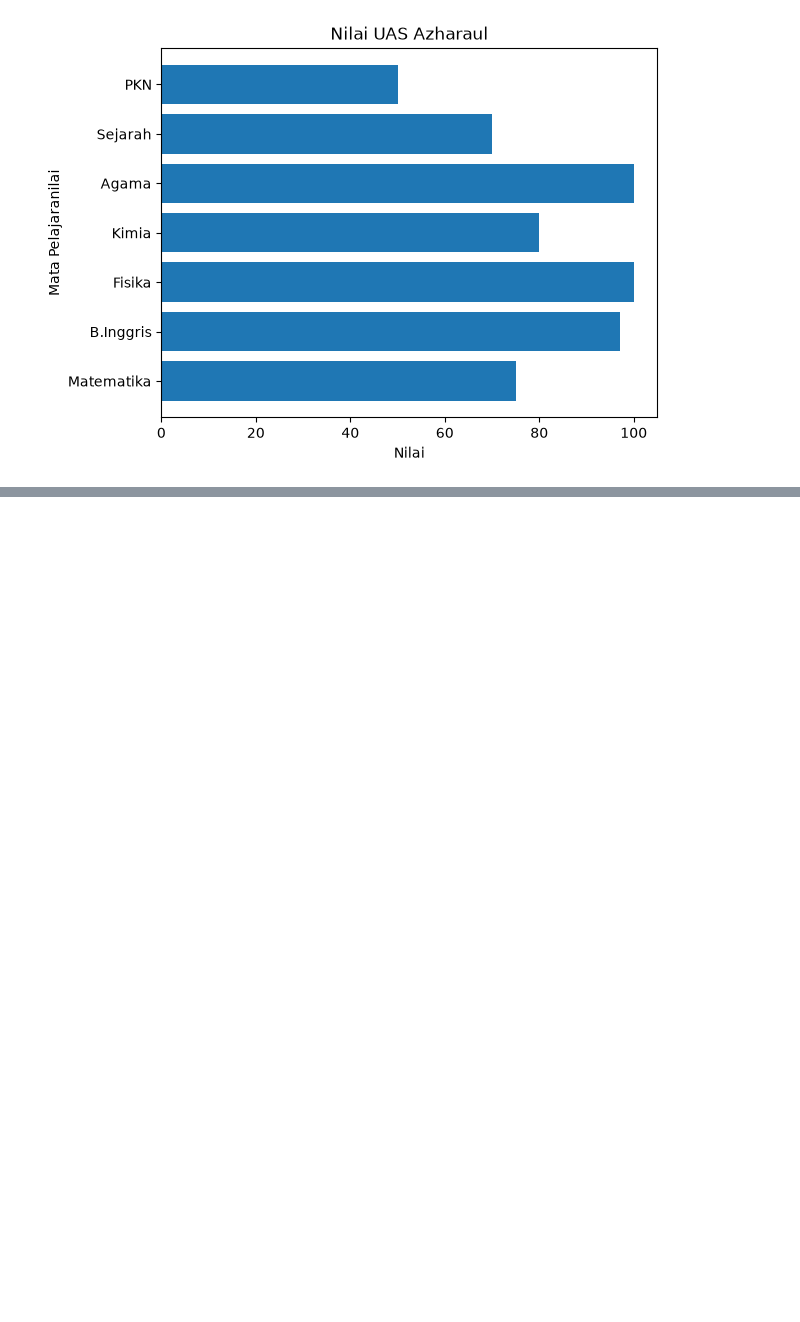
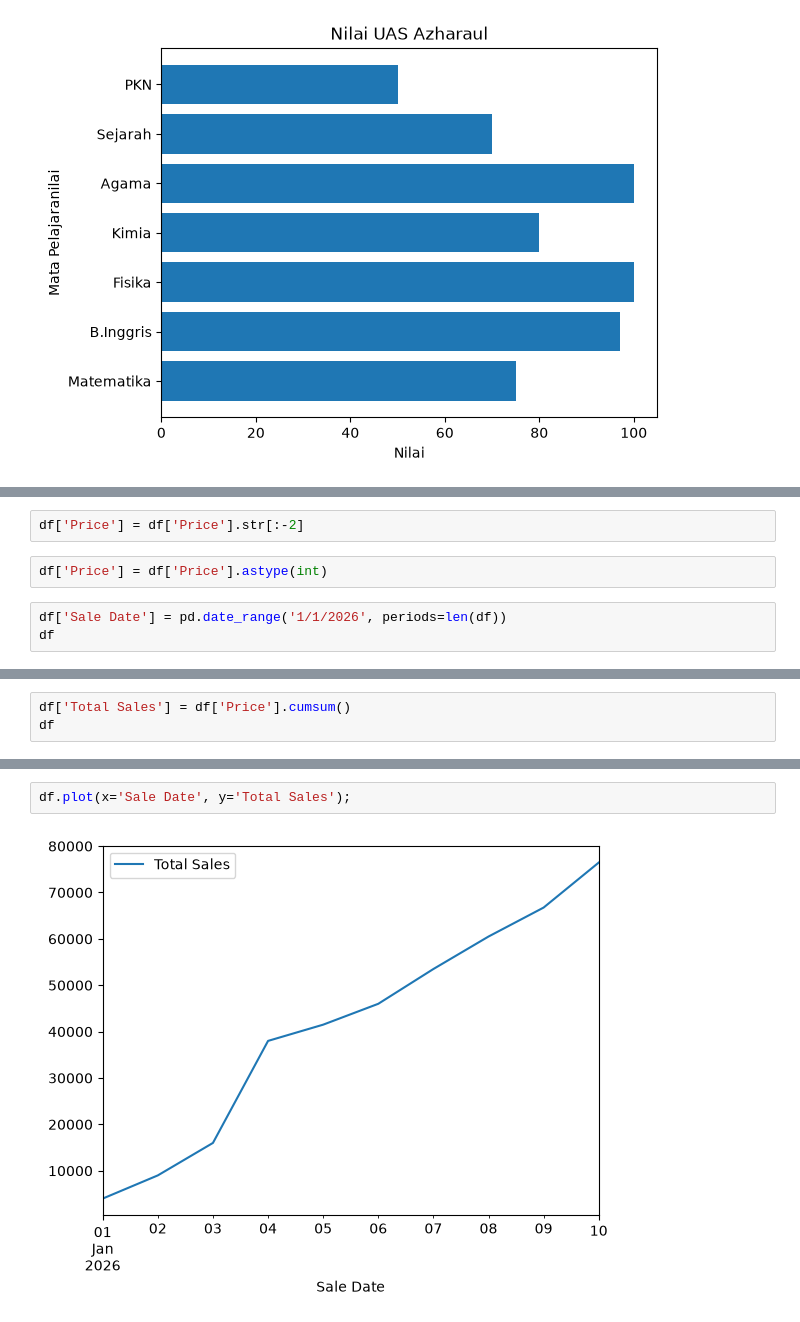
Before and after one commit to azharaul/ds-ml-learning-journey, a Jupyter notebook: matplotlib.ipynb, the cells around one changed output, grey strips where cells are left out. Cells and saved outputs as stored; diff of their text form; blank space fills up the shorter version.

```diff
--- a/intorduction to matplotlib.ipynb
+++ b/matplotlib.ipynb
@@ -148,0 +194,7 @@ fig.tight_layout()
+# %%
+df['Price'] = df['Price'].str[:-2]
+# %%
+df['Price'] = df['Price'].astype(int)
+# %%
+df['Sale Date'] = pd.date_range('1/1/2026', periods=len(df))
+df
@@ -148,0 +213,3 @@ fig.tight_layout()
+# %%
+df['Total Sales'] = df['Price'].cumsum()
+df
@@ -148,0 +228,4 @@ fig.tight_layout()
+# %%
+df.plot(x='Sale Date', y='Total Sales');
+# %% [output]
+[figure, added]
```
Also changed, not shown: parts of 10 cells of this notebook, 3 other files.
